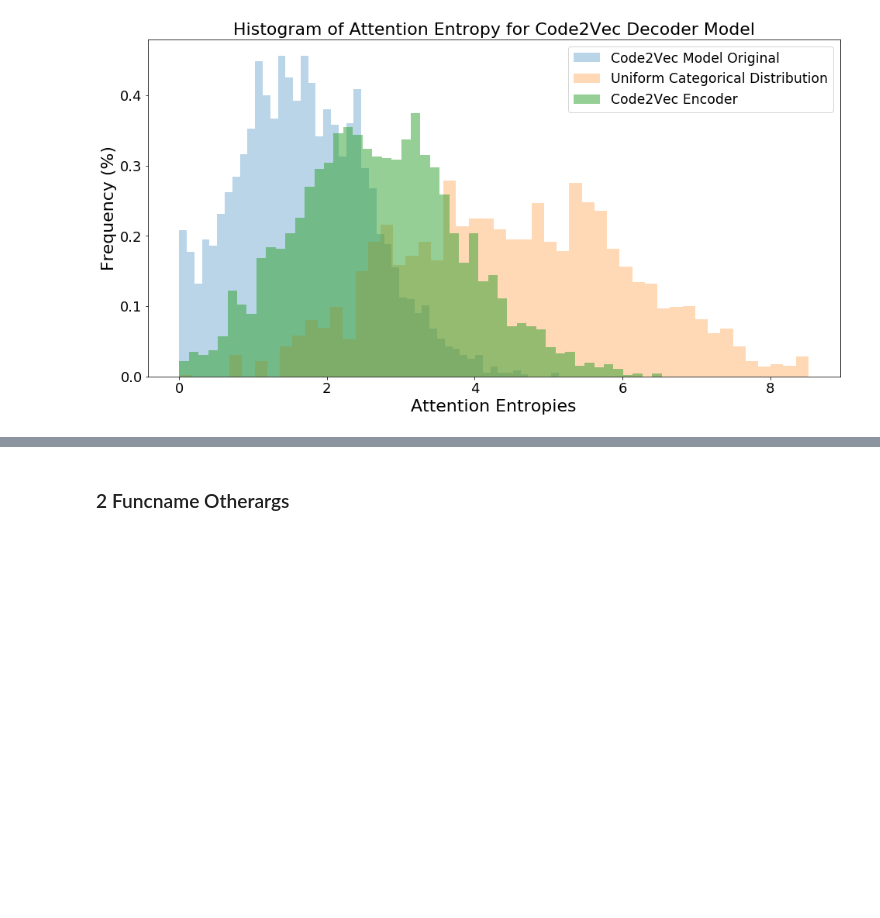
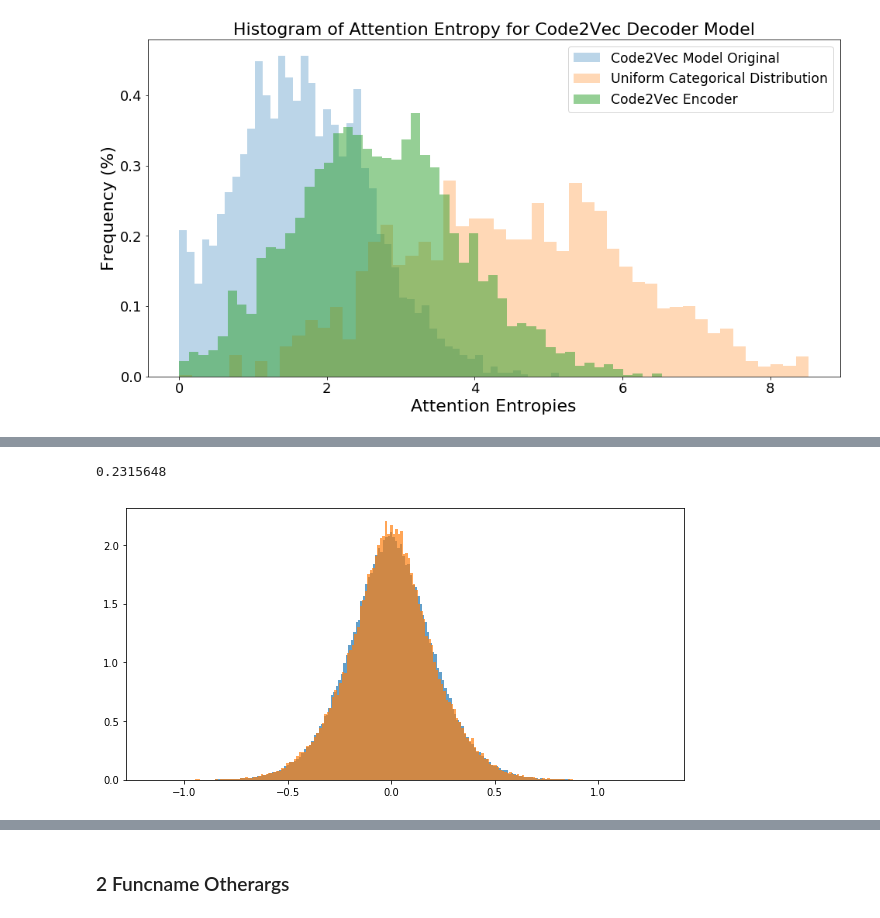
Before and after one commit to cdmatters/automatic_documentation, a Jupyter notebook: InvestigateC2V.ipynb, the cells around one changed output, grey strips where cells are left out. Drawn from its saved outputs; the diff is of its cells as text; code cells hidden in the pictures; blank space fills up the shorter version.

```diff
--- a/InvestigateC2V.ipynb
+++ b/InvestigateC2V.ipynb
@@ -525,16 +448,0 @@ plot_hist_2([
-# %%
-def get_weights():
-    W = nn.get_scope_variable(sess, "code2vec_vector", "MLP_W")
-    B = nn.get_scope_variable(sess, "code2vec_vector", "MLP_B")
-#     print(B)
-    fig, ax = plt.subplots(1,figsize=(10,5) )
-    ax.matshow(W[0])
-#     ax[1].bar(len(B[0]),B[0])
-
-
-def get_weights_code2vec_encoder():
-
-    pass
-
-
-get_weights()
@@ -557,0 +449,41 @@ get_weights()
+# %%
+def get_weights():
+    W = nn.get_scope_variable(sess, "code2vec_vector", "MLP_W")[0]
+    B = nn.get_scope_variable(sess, "code2vec_vector", "MLP_B")[0]
+#     print(B)
+    fig, ax = plt.subplots(1,figsize=(10,5) )
+
+    ax.matshow(W[0])
+#     ax[1].bar(len(B[0]),B[0])
+
+
+def get_weights_code2vec_encoder():
+    W = nn.get_scope_variable(sess, "code2vec_concat", "ConcatMLP_W")[0]
+    B = nn.get_scope_variable(sess, "code2vec_concat", "ConcatMLP_B")[0]
+    fig, ax = plt.subplots(1,figsize=(10,5) )
+
+    name = W[:600,:]
+    code = W[600:,:]
+    n_flat = [n for row in name for n in row]
+    c_flat = [c for row in code for c in row]
+    ax.hist(n_flat, density=True, alpha=0.7, bins = 200)
+    ax.hist(c_flat, density=True, alpha=0.7, bins = 200)
+
+#     name = B[:600]
+#     code = B[600:]
+#     n_flat = [n for n in name ]
+#     c_flat = [c for n in code ]
+#     ax.hist(n_flat, density=True, alpha=0.7, bins = 50)
+#     ax.hist(c_flat, density=True, alpha=0.7, bins = 50)
+
+    print(np.std(W[0]))
+    return W
+
+    pass
+
+
+# get_weights()
+W = get_weights_code2vec_encoder()
+# %% [output]
+0.2315648
+[figure, added]
```
Also changed, not shown: parts of 10 cells of this notebook, 4 other files.
